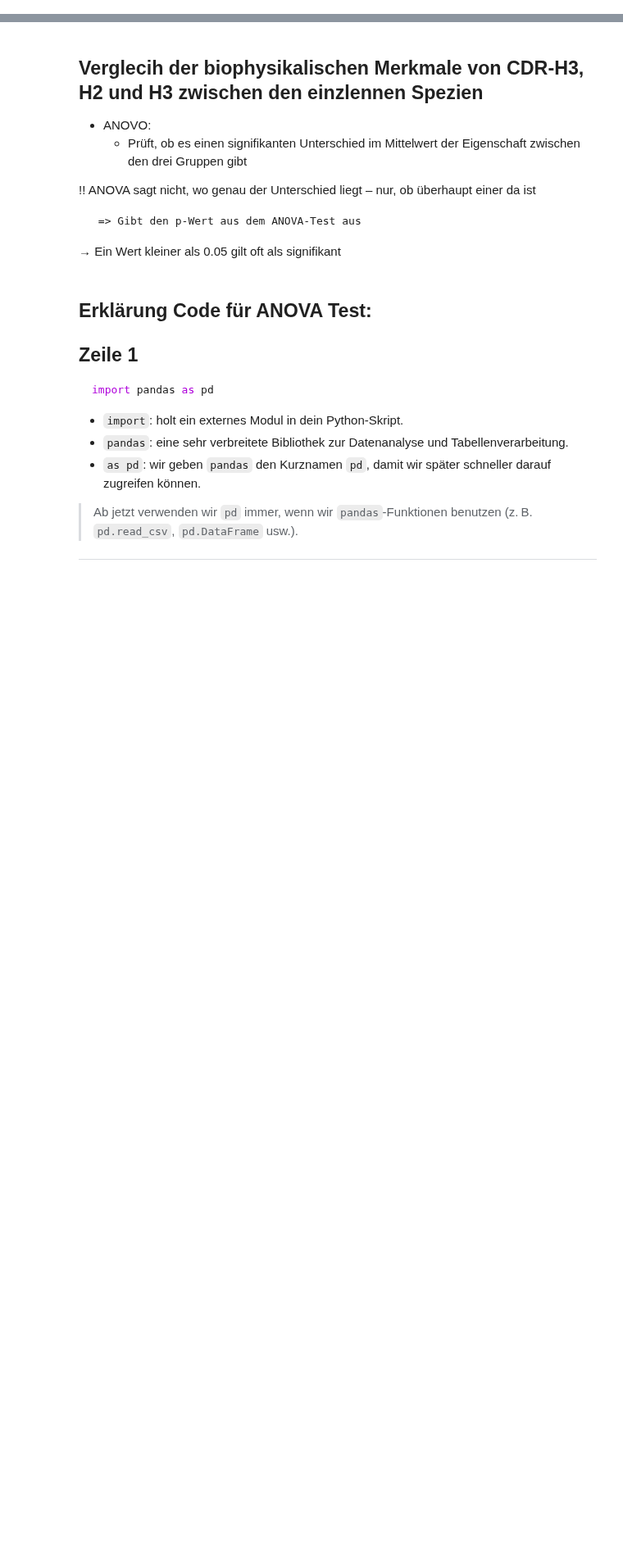
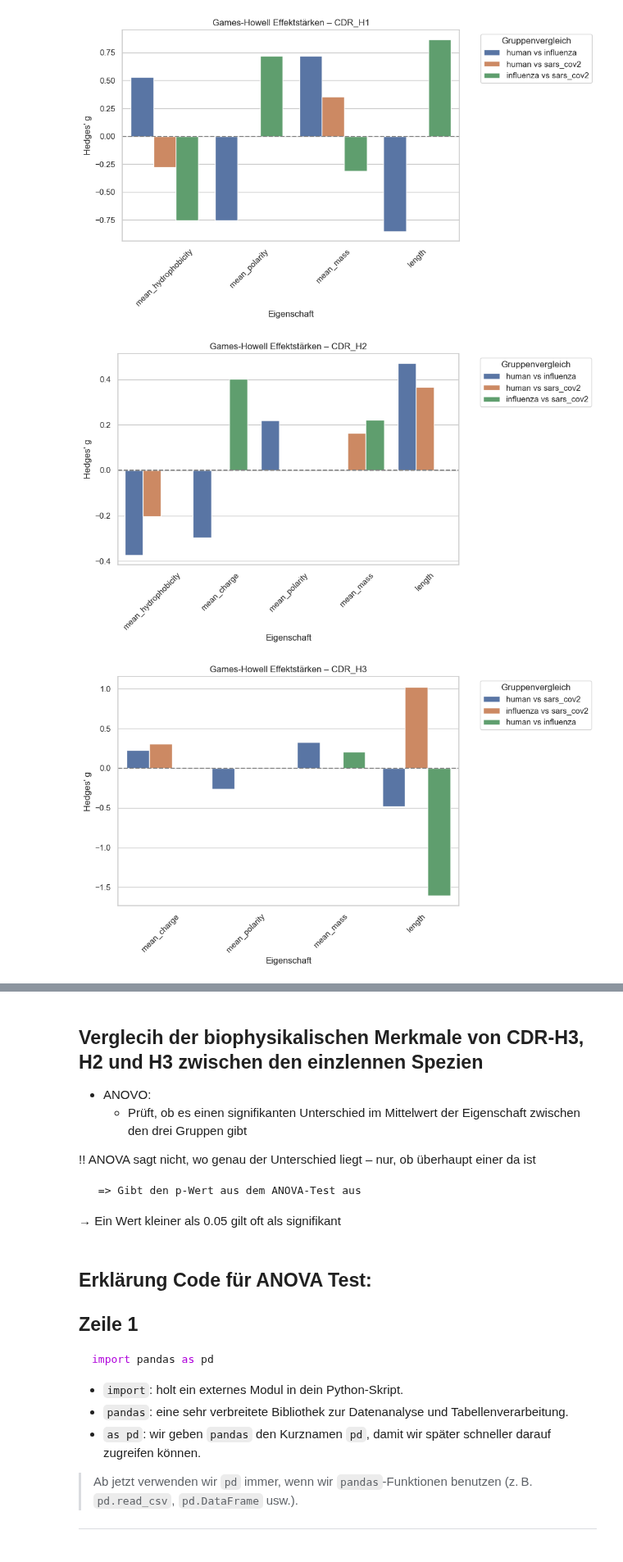
Before and after one commit to datascience-2025-group4/group04-team02, a Jupyter notebook: dataanalysis/04_compare_all.ipynb, the cells around one changed output, grey strips where cells are left out. Shown at 82% size. Drawn from its saved outputs; the diff is of its cells as text; code cells hidden in the pictures; blank space fills up the shorter version.

```diff
--- a/dataanalysis/04_compare_all.ipynb
+++ b/dataanalysis/04_compare_all.ipynb
@@ -2,0 +232,47 @@
+# %%
+import pandas as pd
+import matplotlib.pyplot as plt
+import seaborn as sns
+
+# 🔹 TSV-Datei mit Games-Howell-Ergebnissen laden
+df = pd.read_csv("games_howell_results.tsv", sep="\t")
+
+# 🔸 Nur signifikante Vergleiche
+df_sig = df[df["pval"] < 0.05].copy()
+
+# 🔸 Neue Spalte: Vergleichsbezeichnung
+df_sig["pair"] = df_sig["A"] + " vs " + df_sig["B"]
+
+# 🔸 CDR-Region extrahieren
+df_sig["region"] = df_sig["feature"].str.extract(r'(CDR_H\d|cdr_h\d)', expand=False)
+
+# 🔸 Eigenschaft extrahieren (z. B. mean_mass)
+df_sig["property"] = df_sig["feature"].str.replace(r'(CDR_H\d|cdr_h\d)_?', '', regex=True)
+
+# 🔹 Plot für jede Region separat
+regions = ["CDR_H1", "CDR_H2", "CDR_H3"]
+
+for region in regions:
+    # Region filtern (achte auf Klein-/Großschreibung!)
+    df_region = df_sig[df_sig["region"].str.lower() == region.lower()]
+
+    if df_region.empty:
+        print(f"⚠️ Keine signifikanten Ergebnisse für {region}")
+        continue
+
+    # Plot erstellen
+    plt.figure(figsize=(10, 6))
+    sns.barplot(data=df_region, x="property", y="hedges", hue="pair", dodge=True)
+
+    plt.title(f"Games-Howell Effektstärken – {region}")
+    plt.axhline(0, color="gray", linestyle="--")
+    plt.ylabel("Hedges' g")
+    plt.xlabel("Eigenschaft")
+    plt.xticks(rotation=45)
+    plt.legend(title="Gruppenvergleich", bbox_to_anchor=(1.05, 1), loc='upper left')
+    plt.tight_layout()
+    plt.show()
+# %% [output]
+[figure, added]
+[figure, added]
+[figure, added]
```
Also changed, not shown: parts of 33 cells of this notebook, 1 other file.
